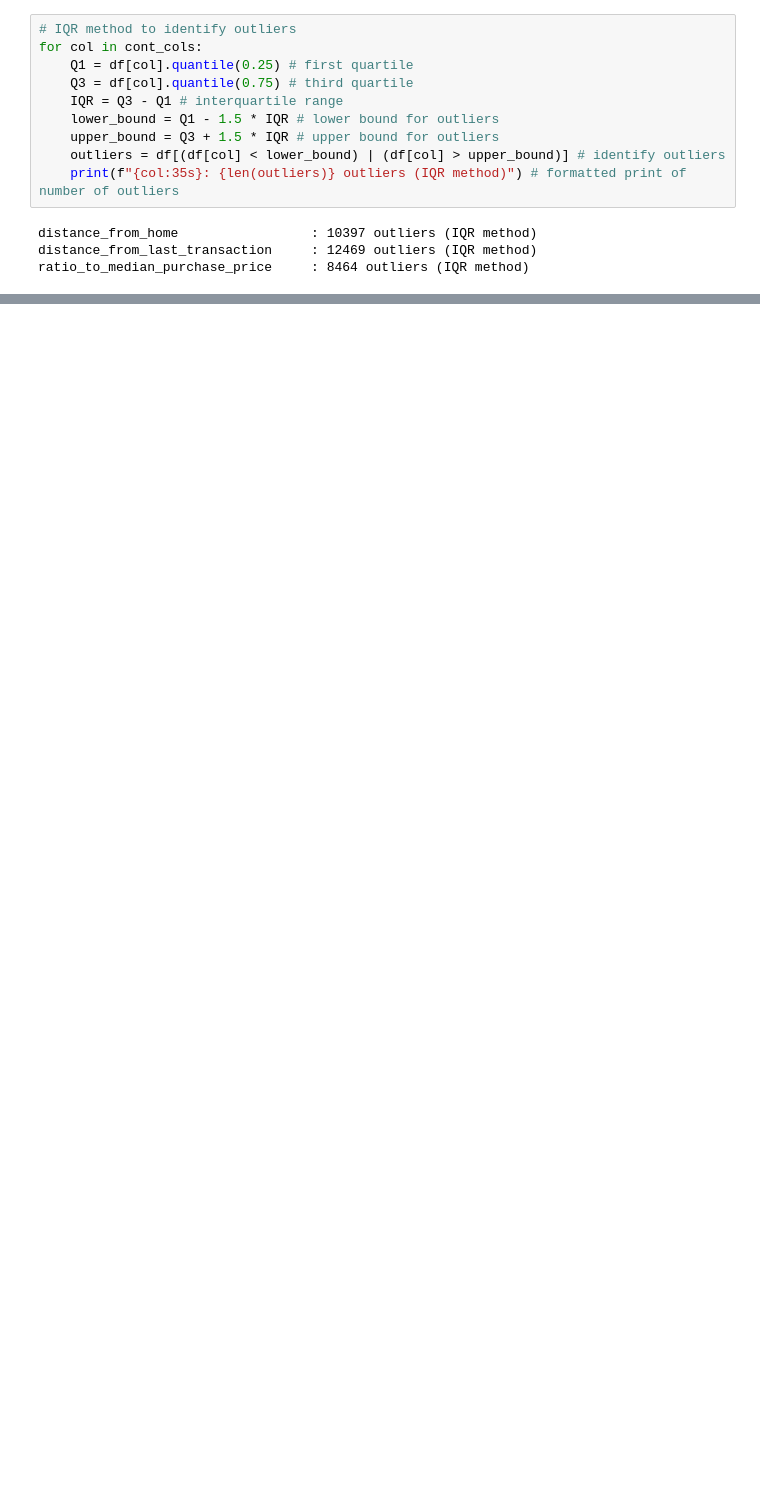
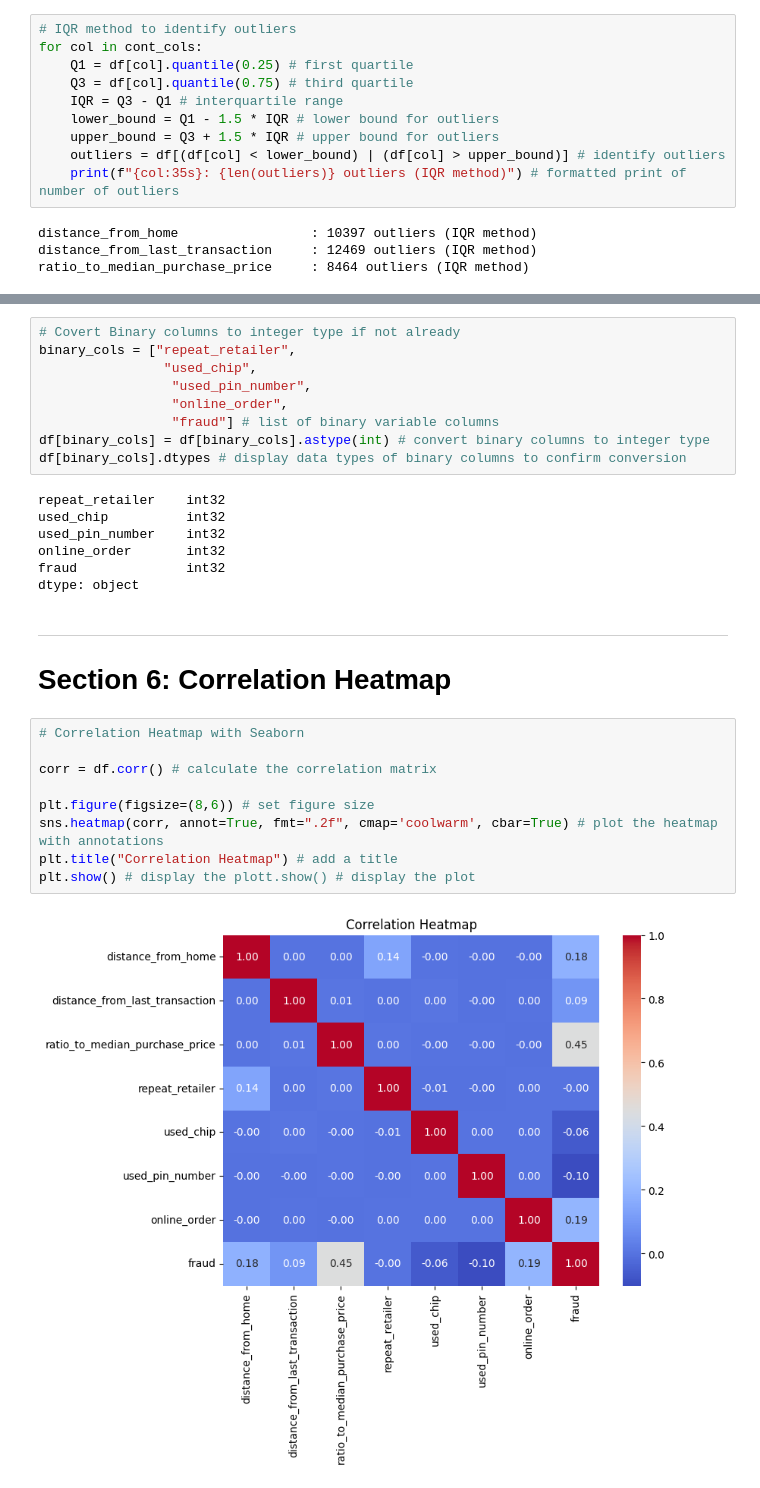
Before and after one commit to JayneLawley/Credit-Card-Fraud-Analysis, a Jupyter notebook: jupyter_notebooks/01 ETL.ipynb, the cells around one changed output, grey strips where cells are left out. Saved outputs shown, nothing was run; the diff lists cells and outputs as text; blank space fills up the shorter version.

```diff
--- a/jupyter_notebooks/01 ETL.ipynb
+++ b/jupyter_notebooks/01 ETL.ipynb
@@ -244,0 +288,30 @@ ratio_to_median_purchase_price     : 8464 outliers (IQR method)
+# %%
+# Covert Binary columns to integer type if not already
+binary_cols = ["repeat_retailer",
+                "used_chip",
+                 "used_pin_number",
+                 "online_order",
+                 "fraud"] # list of binary variable columns
+df[binary_cols] = df[binary_cols].astype(int) # convert binary columns to integer type
+df[binary_cols].dtypes # display data types of binary columns to confirm conversion
+# %% [output]
+repeat_retailer    int32
+used_chip          int32
+used_pin_number    int32
+online_order       int32
+fraud              int32
+dtype: object
+# %% [markdown]
+---
+# Section 6: Correlation Heatmap
+# %%
+# Correlation Heatmap with Seaborn
+
+corr = df.corr() # calculate the correlation matrix
+
+plt.figure(figsize=(8,6)) # set figure size
+sns.heatmap(corr, annot=True, fmt=".2f", cmap='coolwarm', cbar=True) # plot the heatmap with annotations
+plt.title("Correlation Heatmap") # add a title
+plt.show() # display the plott.show() # display the plot
+# %% [output]
+[figure, added]
```
Also changed, not shown: parts of 4 cells of this notebook.
